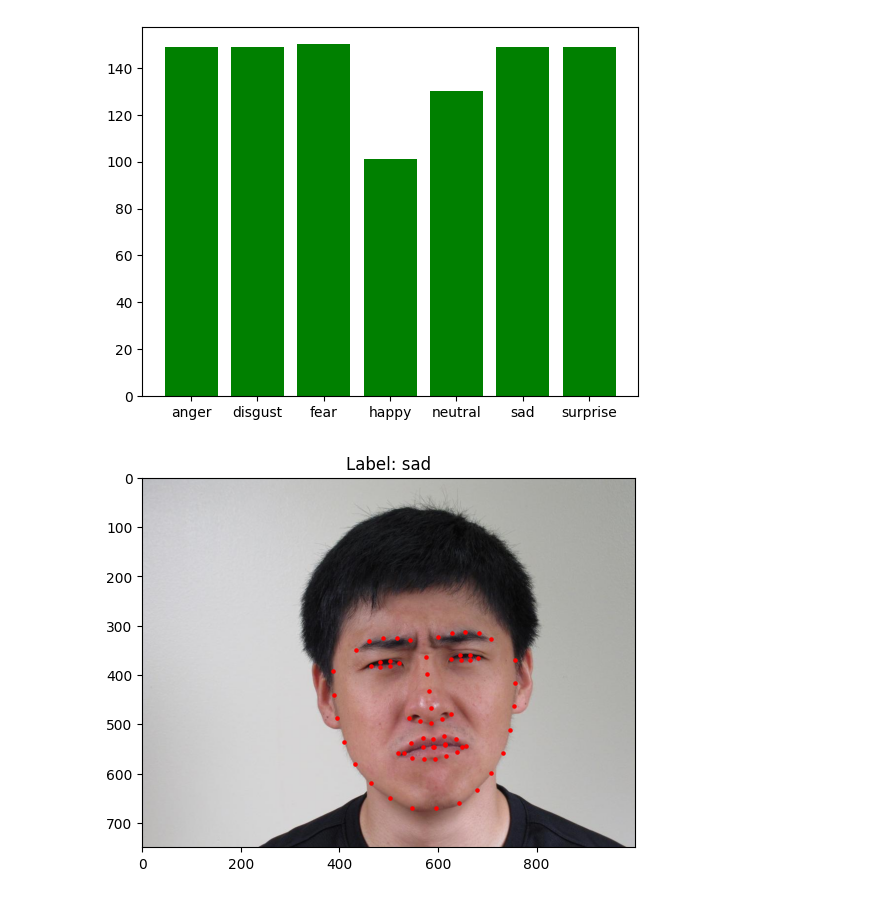
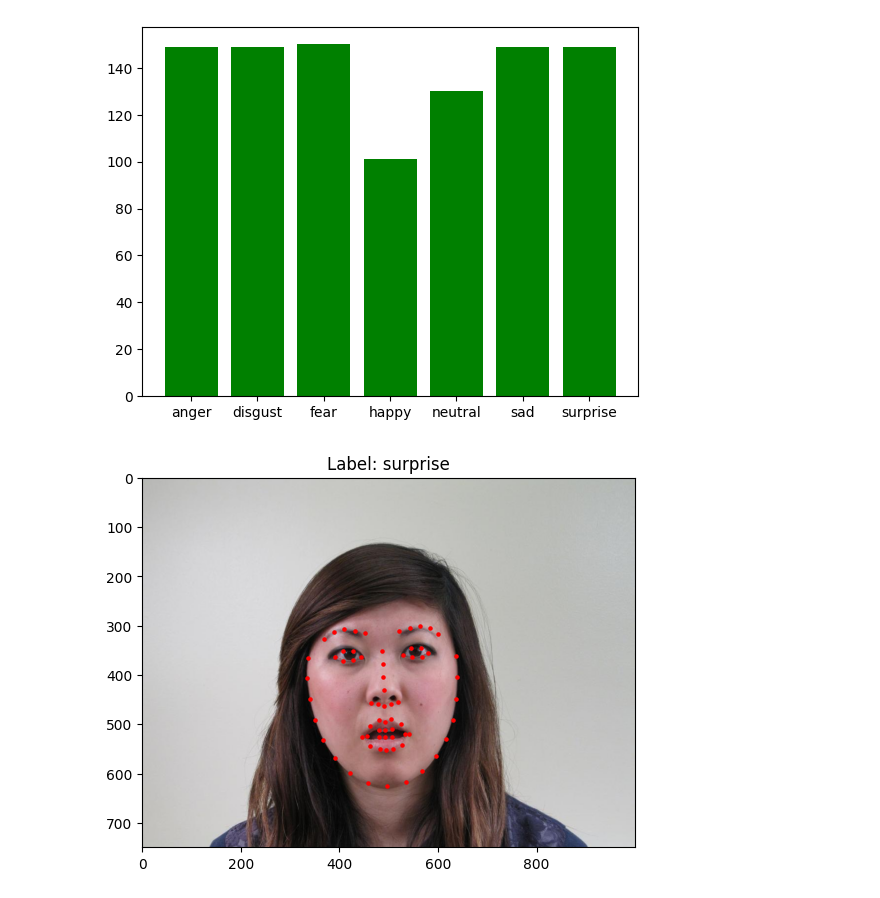
Before and after one commit to TARGAZ/MLChallenge, a Jupyter notebook: data_stats.ipynb, the cells around one changed output. Cells and saved outputs as stored; diff of their text form; code cells hidden in the pictures.

```diff
--- a/data_stats.ipynb
+++ b/data_stats.ipynb
@@ -51,18 +63,18 @@ Nombre d'instances de la classe surprise : 149
 # %%
 def plot_image(index):
     # Load image
     img = image.imread("../project_data/training_set/" + image_names[index])
     # Plot image
     plt.imshow(img)
     plt.title("Label: " + str(y[index]))
     # Draw landmarks
-    for i in range(67):
+    for i in range(68):
         plt.scatter(X_x[index, i], X_y[index, i], c='r', s=5)
 
 # Plot some images
-plot_image(0)
+plot_image(145)
 # %% [output]
-[figure, old version]
+[figure, new version]
 # %%
 # Using sklearn to split data
 from sklearn.model_selection import train_test_split
```
Also changed, not shown: parts of 11 cells of this notebook.
